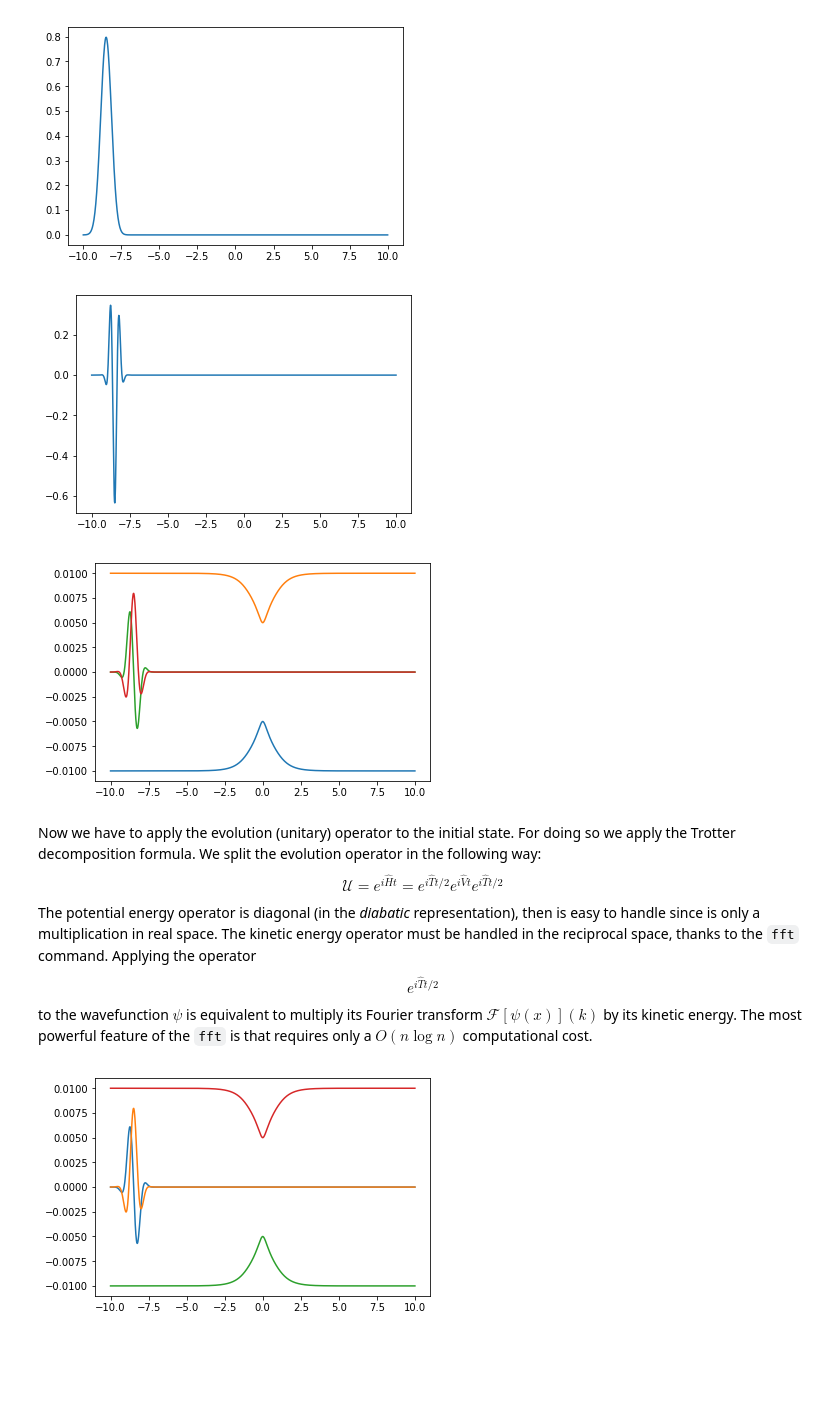
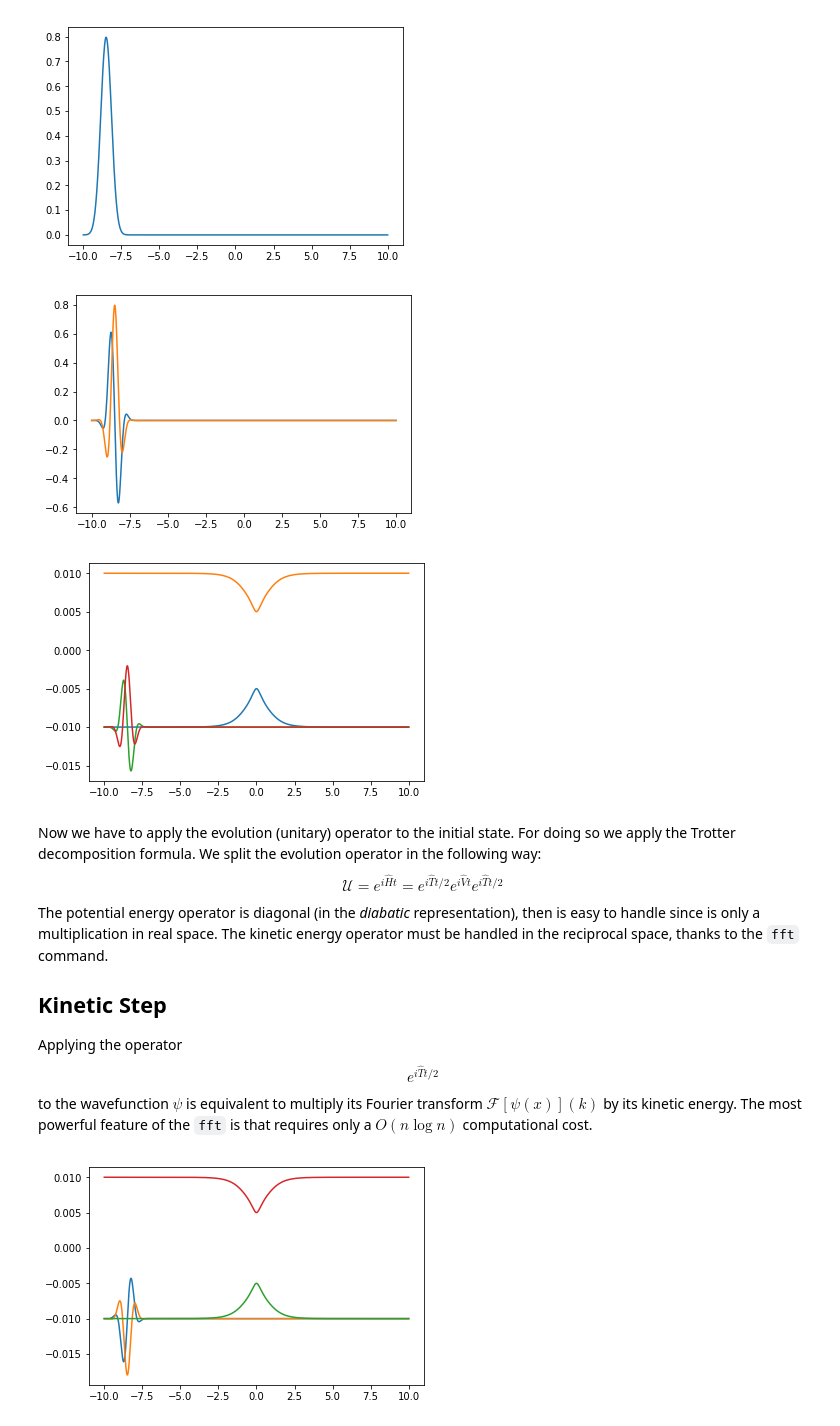
Before and after one commit to ErikPillon/Quantum_Dynamics, a Jupyter notebook: Notebook/FSSH.ipynb, the cells around one changed output. Cells and saved outputs as stored; diff of their text form; code cells hidden in the pictures; blank space fills up the shorter version.

Commit message:
finished the Quantum Dynamics. Now only the surface hopping and the boundary conditions are needed

```diff
--- a/Notebook/FSSH.ipynb
+++ b/Notebook/FSSH.ipynb
@@ -37,10 +37,11 @@ plt.show()
 psi_0 = psi_0*np.exp(1j*x*k_0)
 # %%
 plt.figure()
-plt.plot(x,psi_0* psi_0)
+plt.plot(x,np.real(psi_0))
+plt.plot(x,np.imag(psi_0))
 plt.show()
 # %% [output]
-[figure, old version]
+[figure, new version]
 # %%
 def Potential(x):
     A = 0.01
@@ -57,37 +58,52 @@ def Potential(x):
     V[1,0] = V[0,1]
     return V
 # %%
-e = np.zeros((2,n))
+e_vals = np.zeros((2,n))
+e_vecs = np.zeros((4,n))
 for i in range(n):
     vals, vecs = LA.eigh(Potential(x[i]))
-    e[:,i] = vals
+    e_vals[:,i] = vals
+    e_vecs[0:2,i] = vecs[:,0]
+    e_vecs[2:4,i] = vecs[:,1]
 # %%
 plt.figure()
-plt.plot(x,e[0,:]) #l ower surface
-plt.plot(x,e[1,:]) # upper surface
-plt.plot(x,np.real(psi_0)/100)
-plt.plot(x,np.imag(psi_0)/100)
+plt.plot(x,e_vals[0,:]) # lower surface
+plt.plot(x,e_vals[1,:]) # upper surface
+plt.plot(x,np.real(psi_0)/100+e_vals[0,0])
+plt.plot(x,np.imag(psi_0)/100+e_vals[0,0])
 plt.show()
 # %% [output]
-[figure, old version]
+[figure, new version]
 # %% [markdown]
 Now we have to apply the evolution (unitary) operator to the initial state. For doing so we apply the Trotter decomposition formula. We split the evolution operator in the following way:
 $$\mathcal{U}=e^{i\hat{H}t}=e^{i\hat{T}t/2}e^{i\hat{V}t}e^{i\hat{T}t/2} $$
-The potential energy operator is diagonal (in the _diabatic_ representation), then is easy to handle since is only a multiplication in real space. The kinetic energy operator must be handled in the reciprocal space, thanks to the `fft` command. Applying the operator
+The potential energy operator is diagonal (in the _diabatic_ representation), then is easy to handle since is only a multiplication in real space. The kinetic energy operator must be handled in the reciprocal space, thanks to the `fft` command.
+
+## Kinetic Step
+Applying the operator
 $$ e^{i\hat{T}t/2} $$
 to the wavefunction $\psi$ is equivalent to multiply its Fourier transform $\mathcal{F}[\psi(x)](k)$ by its kinetic energy. The most powerful feature of the `fft` is that requires only a $O(n\log n)$ computational cost.
 # %%
 # the problem in the following multiplication is that I have to divide real part and imaginary part of the kinetic energy
-psi = psi_0
-psi_k = np.fft.fft(psi)
-psi_k = -(np.cos(dt/2*k_0*k_0/2/M_0) + 1j*np.sin(dt/2*k_0*k_0/2/M_0))*psi_k
-psi = np.fft.ifft(psi_k)
+psi = np.zeros((2,n),dtype=complex)
+psi[0,:] = psi_0
+# now we have to instantiate the (complex valued) Fourier transform of
+psi_k = np.zeros((2,n),dtype=complex)
+# every calculation has to be performed on the first state and on the second state
+psi_k[0,:] = np.fft.fft(psi[0,:])
+psi_k[1,:] = np.fft.fft(psi[1,:])
+# multiplication in the fourier space
+psi_k[0,:] = -(np.cos(dt/2*k_0*k_0/2/M_0) + 1j*np.sin(dt/2*k_0*k_0/2/M_0))*psi_k[0,:]
+psi_k[1,:] = -(np.cos(dt/2*k_0*k_0/2/M_0) + 1j*np.sin(dt/2*k_0*k_0/2/M_0))*psi_k[1,:]
+# inverse fourier transform
+psi[0,:] = np.fft.ifft(psi_k[0,:])
+psi[1,:] = np.fft.ifft(psi_k[1,:])
 # %%
 plt.figure()
-plt.plot(x,np.real(psi)/100)
-plt.plot(x,np.imag(psi)/100)
+plt.plot(x,np.real(psi[0,:])/100+e_vals[0,0])
+plt.plot(x,np.imag(psi[0,:])/100+e_vals[0,0])
 plt.plot(x,e[0,:])
 plt.plot(x,e[1,:])
 plt.show()
 # %% [output]
-[figure, old version]
+[figure, new version]
```
Also changed, not shown: parts of 5 cells of this notebook.
